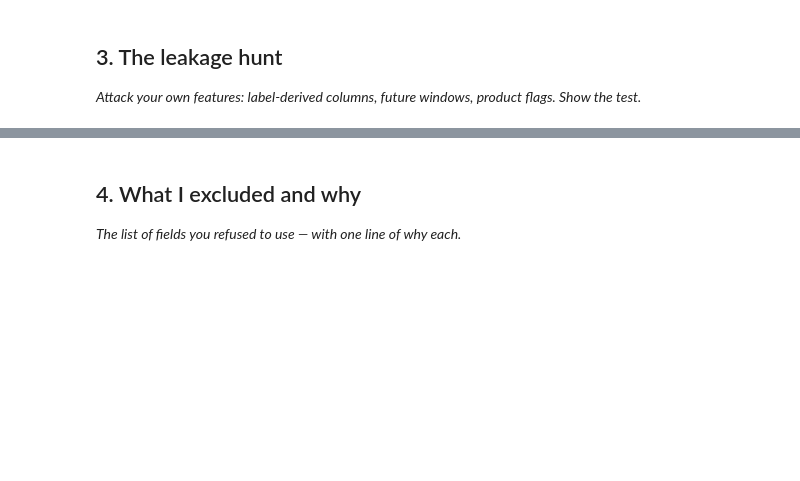
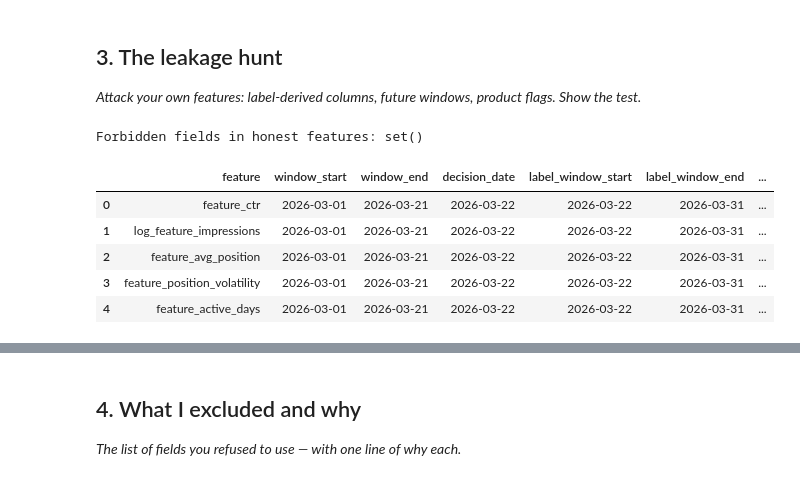
Before and after one commit to esmajasa/MLFlyrank, a Jupyter notebook: work/notebooks/w03_feature_leakage_check.ipynb, the cells around one changed output, grey strips where cells are left out. Saved outputs shown, nothing was run; the diff lists cells and outputs as text; code cells hidden in the pictures; blank space fills up the shorter version.

```diff
--- a/work/notebooks/w03_feature_leakage_check.ipynb
+++ b/work/notebooks/w03_feature_leakage_check.ipynb
@@ -18,3 +444,70 @@ This skeleton is yours to fill. Work the sections **in order** — each one has
 ## 3. The leakage hunt
 
 *Attack your own features: label-derived columns, future windows, product flags. Show the test.*
+# %%
+#check for forbidden columns
+FORBIDDEN_FEATURES = {
+    # Outcome-window measurements
+    "target_impressions",
+    "target_clicks",
+    "target_ctr",
+    "target_avg_position",
+    "target_position_band",
+
+    # The label itself
+    "future_low_ctr_opportunity",
+
+    # Identifiers
+    "client_hash_id",
+    "content_hash_id",
+
+    # Existing-product decisions
+    "health_score",
+    "priority_score",
+    "needs_ctr_fix",
+    "is_quick_win",
+    "action_type",
+}
+
+forbidden_overlap = (
+    set(FEATURES) & FORBIDDEN_FEATURES
+)
+
+print(
+    "Forbidden fields in honest features:",
+    forbidden_overlap,
+)
+
+assert not forbidden_overlap, (
+    f"Unsafe features found: {forbidden_overlap}"
+)
+# %% [output]
+Forbidden fields in honest features: set()
+# %%
+#verify feature timeline
+timing_check = pd.DataFrame({
+    "feature": FEATURES,
+    "window_start": ["2026-03-01"] * len(FEATURES),
+    "window_end": ["2026-03-21"] * len(FEATURES),
+    "decision_date": ["2026-03-22"] * len(FEATURES),
+    "label_window_start": ["2026-03-22"] * len(FEATURES),
+    "label_window_end": ["2026-03-31"] * len(FEATURES),
+})
+
+timing_check["available_before_decision"] = (
+    pd.to_datetime(timing_check["window_end"])
+    < pd.to_datetime(timing_check["decision_date"])
+)
+
+display(timing_check)
+
+assert timing_check[
+    "available_before_decision"
+].all()
+# %% [output]
+|  | feature | window_start | window_end | decision_date | label_window_start | label_window_end | ... |
+| 0 | feature_ctr | 2026-03-01 | 2026-03-21 | 2026-03-22 | 2026-03-22 | 2026-03-31 | ... |
+| 1 | log_feature_impressions | 2026-03-01 | 2026-03-21 | 2026-03-22 | 2026-03-22 | 2026-03-31 | ... |
+| 2 | feature_avg_position | 2026-03-01 | 2026-03-21 | 2026-03-22 | 2026-03-22 | 2026-03-31 | ... |
+| 3 | feature_position_volatility | 2026-03-01 | 2026-03-21 | 2026-03-22 | 2026-03-22 | 2026-03-31 | ... |
+| 4 | feature_active_days | 2026-03-01 | 2026-03-21 | 2026-03-22 | 2026-03-22 | 2026-03-31 | ... |
```
Also changed, not shown: parts of 20 cells of this notebook.
